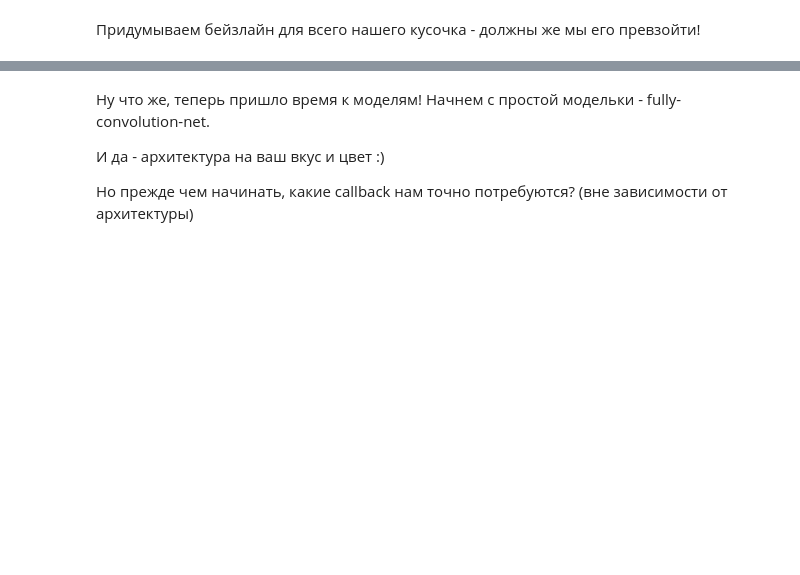
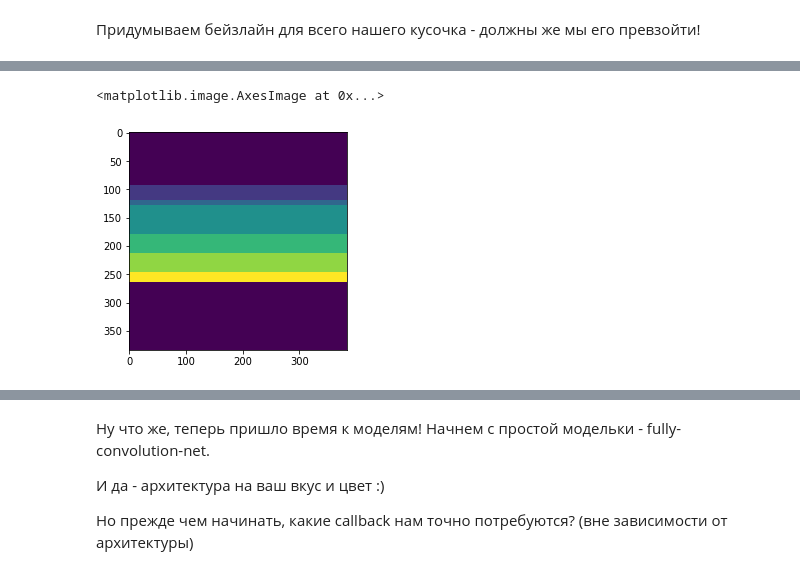
Before and after one commit to care1e55/neural_nets_dpo, a Jupyter notebook: logi_2020/week07/Hometask_1.ipynb, the cells around one changed output, grey strips where cells are left out. Cells and saved outputs as stored; diff of their text form; code cells hidden in the pictures; blank space fills up the shorter version.

```diff
--- a/logi_2020/week07/Hometask_1.ipynb
+++ b/logi_2020/week07/Hometask_1.ipynb
@@ -200,0 +257,23 @@ print(dict_end)
+# %%
+a = np.ones((384,384))
+print(list(dict_total.values()))
+dict_list = list(dict_total.values())
+
+
+for i, pix in enumerate(dict_total.values()):
+    print(i+1, int(dict_list[i][0]))
+    if i == 0:
+        start = 0
+        end = int(dict_list[i][0])
+        tclass = i+1
+    else:
+        start = int(dict_list[i-1][0])
+        end = int(dict_list[i][0])
+        tclass = i+1
+
+    print((a[start:end, :]*tclass))
+
+    a[start:end, :] = a[start:end, :]*tclass
+
+
+#     np.vstack((np.ones(384)*dict_total[1][0], np.ones(384)*dict_total[1][0]))
@@ -200,0 +298,5 @@ print(dict_end)
+# %%
+plt.imshow(a)
+# %% [output]
+<matplotlib.image.AxesImage at 0x...>
+[figure, added]
```
Also changed, not shown: parts of 31 cells of this notebook, 4 other files.
